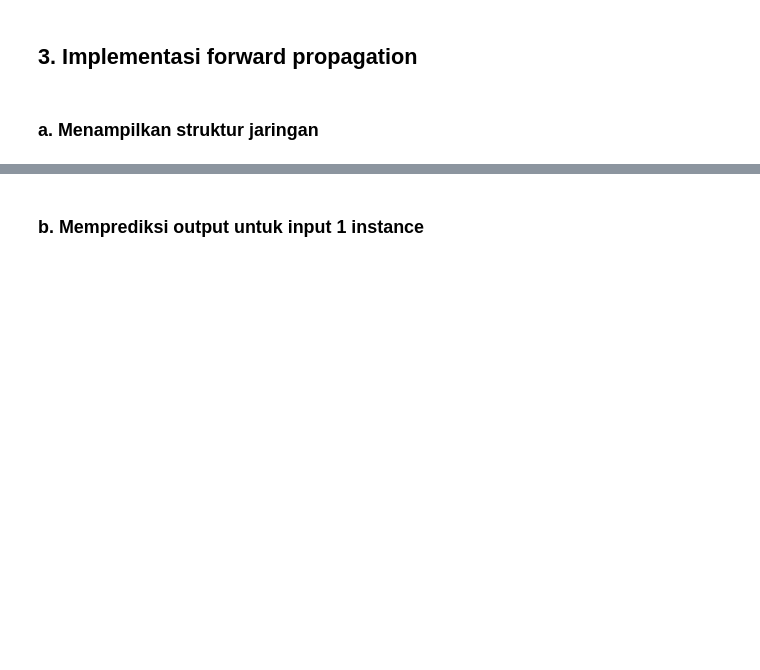
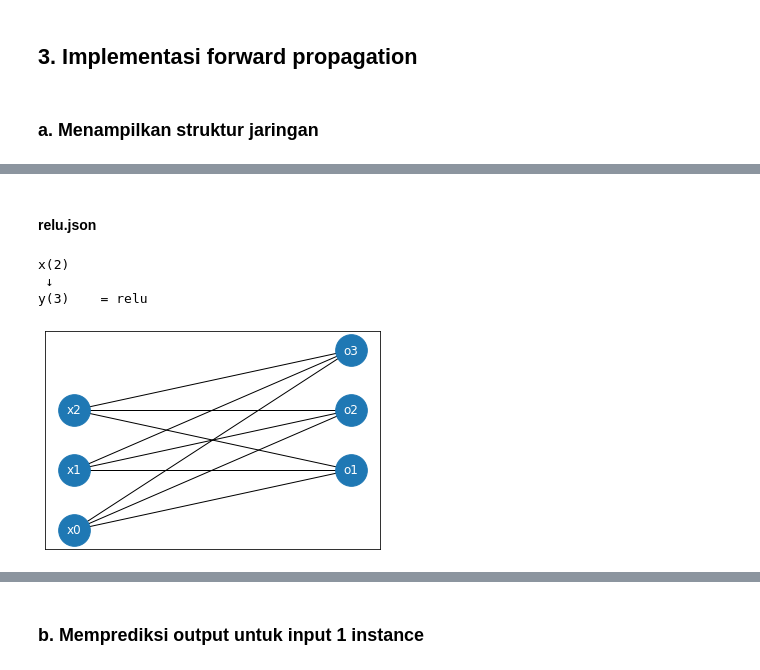
Before and after one commit to alifiarahmah/Tubes_13520122, a Jupyter notebook: src/TubesA_13520122.ipynb, the cells around one changed output, grey strips where cells are left out. Saved outputs shown, nothing was run; the diff lists cells and outputs as text; code cells hidden in the pictures; blank space fills up the shorter version.

```diff
--- a/src/TubesA_13520122.ipynb
+++ b/src/TubesA_13520122.ipynb
@@ -275,0 +288,11 @@ def forward_propagation(case):
+# %% [markdown]
+#### relu.json
+# %%
+case_relu = load_file("relu.json")[0]
+case_relu.model.draw_compact_structure()
+case_relu.model.draw_structure()
+# %% [output]
+x(2)
+ ↓
+y(3)    = relu
+[figure, added]
```
Also changed, not shown: parts of 17 cells of this notebook.
